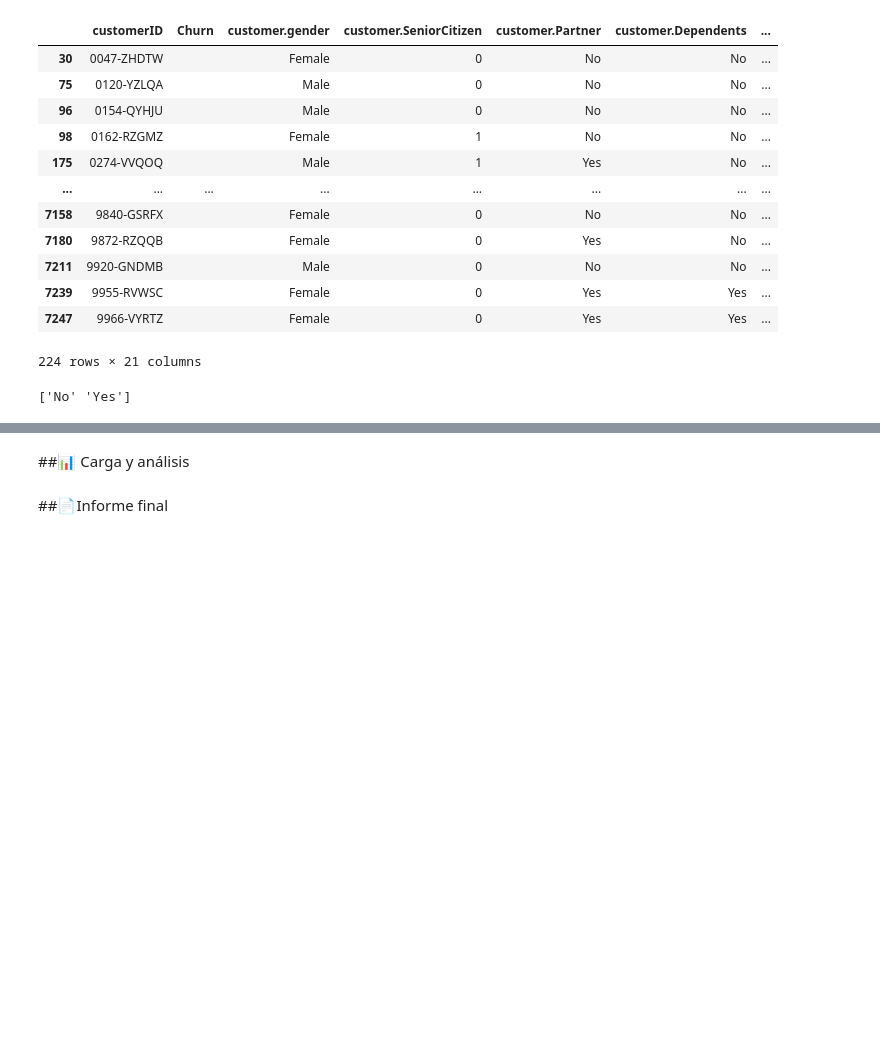
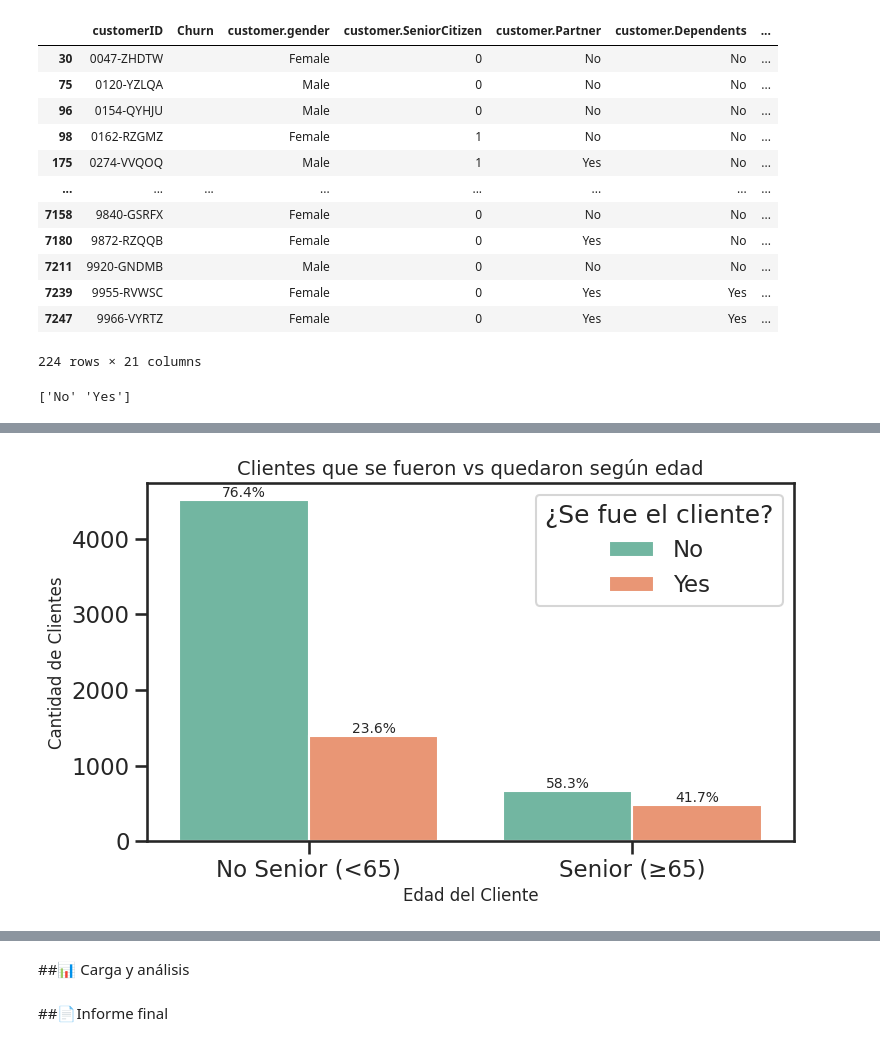
Before and after one commit to Goyo0117970/TelecomX, a Jupyter notebook: TelecomX.ipynb, the cells around one changed output, grey strips where cells are left out. Cells and saved outputs as stored; diff of their text form; code cells hidden in the pictures; blank space fills up the shorter version.

```diff
--- a/TelecomX.ipynb
+++ b/TelecomX.ipynb
@@ -155,3 +264,101 @@ Churn
 No     73.463013
 Yes    26.536987
 Name: proportion, dtype: float64
+# %%
+import pandas as pd
+import seaborn as sns
+import matplotlib.pyplot as plt
+
+# (1) Agrupar datos por SeniorCitizen y Churn
+grouped = df.groupby(['customer.SeniorCitizen', 'Churn']).size().reset_index(name='Cantidad')
+
+# (2) Mapear 0/1 a etiquetas legibles
+grouped['Edad'] = grouped['customer.SeniorCitizen'].map({
+    0: 'No Senior (<65)',
+    1: 'Senior (≥65)'
+})
+
+# (3) Calcular totales por grupo de edad
+totales_por_edad = grouped.groupby('Edad')['Cantidad'].sum().rename('TotalEdad').reset_index()
+
+# (4) Unir totales de vuelta para calcular porcentaje
+grouped = grouped.merge(totales_por_edad, on='Edad')
+grouped['Porcentaje'] = (grouped['Cantidad'] / grouped['TotalEdad'] * 100).round(2)
+
+# (5) Graficar barras (conteo)
+plt.figure(figsize=(8, 5))
+sns.barplot(
+    data=grouped,
+    x='Edad',
+    y='Cantidad',
+    hue='Churn',
+    palette='Set2'
+)
+plt.title('Clientes que se fueron vs quedaron según edad', fontsize=14)
+plt.ylabel('Cantidad de Clientes', fontsize=12)
+plt.xlabel('Edad del Cliente', fontsize=12)
+plt.legend(title='¿Se fue el cliente?', loc='best')
+plt.tight_layout()
+
+# (6) Anotar cada barra con su porcentaje
+#    Recorremos cada rectángulo en el barplot para colocar el texto
+for p in plt.gca().patches:
+    alto = p.get_height()
+    x_centro = p.get_x() + p.get_width() / 2
+    # Encontrar fila correspondiente en 'grouped' para ese parche
+    #    Nota: seaborn dibuja primero todas las barras de Churn='No', luego Churn='Yes',
+    #    y respeta el orden de las categorías en 'Edad'. Pero para simplificar,
+    #    podemos buscar por coincidencia de x e y en el DataFrame.
+    edad_cat = p.get_x() + p.get_width() / 2  # no lo necesitamos directamente, usaremos un match manual
+    # En su lugar, mejor accedemos a los datos de manera indexada
+    #   Como seaborn dibuja por orden: itera sobre cada fila de 'grouped' según hue y x,
+    #   podemos usar un contador manual:
+    pass
+
+# Como el mapeo exacto parche → fila puede ser delicado, usaremos un bucle más directo:
+# Vamos a iterar sobre los grupos en el mismo orden en que seaborn los dibuja:
+#  Primero todas las barras para Churn="No" en cada categoría de 'Edad' en orden,
+#  luego todas las barras para Churn="Yes" en cada categoría de 'Edad'.
+
+# Obtener lista de categorías en el mismo orden del plot
+edades_ord = grouped['Edad'].unique().tolist()
+hue_ord = grouped['Churn'].unique().tolist()
+
+# Si seaborn ha reordenado automáticamente, podemos forzar el orden:
+edades_ord = ['No Senior (<65)', 'Senior (≥65)']
+hue_ord = ['No', 'Yes']
+
+# Contador para recorrer el DataFrame en ese mismo orden
+idx = 0
+for churn_cat in hue_ord:
+    for edad_cat in edades_ord:
+        fila = grouped[(grouped['Edad'] == edad_cat) & (grouped['Churn'] == churn_cat)]
+        if not fila.empty:
+            cantidad = int(fila['Cantidad'].values[0])
+            porcentaje = float(fila['Porcentaje'].values[0])
+            # Ubicar parche correspondiente:
+            p = plt.gca().patches[idx]
+            alto = p.get_height()
+            x_centro = p.get_x() + p.get_width() / 2
+            plt.text(
+                x_centro,
+                alto + 0.5,
+                f"{porcentaje:.1f}%",
+                ha='center',
+                va='bottom',
+                fontsize=10
+            )
+            idx += 1
+
+plt.show()
+
+# (7) Imprimir tabla de porcentajes debajo del gráfico
+print("\nPorcentajes de Churn por grupo de edad:")
+print("*" * 50)
+print(f"{'Edad':<20} {'Churn':<10} {'Cantidad':>8} {'% sobre total edad':>15}")
+print("*" * 50)
+for _, row in grouped.iterrows():
+    print(f"{row['Edad']:<20} {row['Churn']:<10} {int(row['Cantidad']):>8} {row['Porcentaje']:>15.2f}%")
+print("*" * 50)
+# %% [output]
+[figure, added]
```
Also changed, not shown: parts of 13 cells of this notebook.
